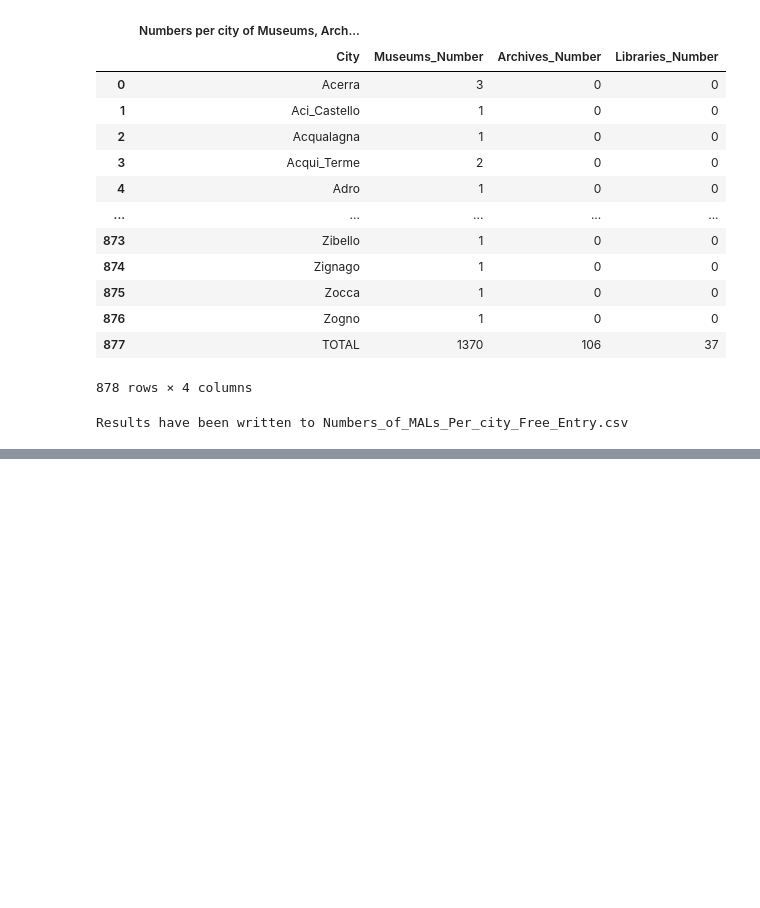
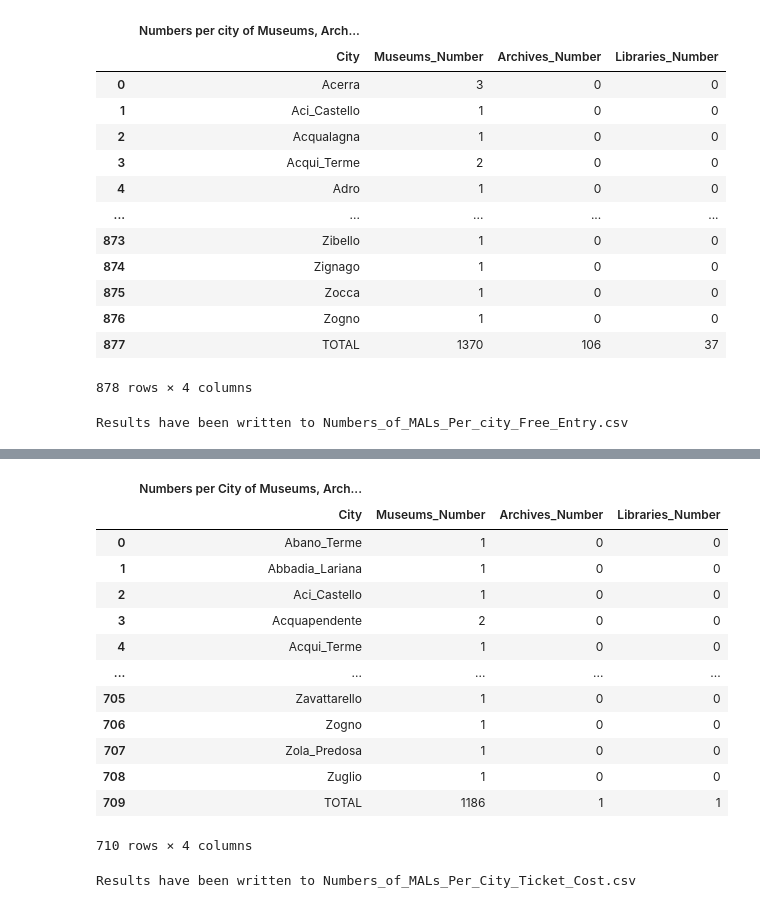
Before and after one commit to alicepicco333/culture4all, a Jupyter notebook: data/luoghi_cultura_exploratory_queries.ipynb, the cells around one changed output, grey strips where cells are left out. Cells and saved outputs as stored; diff of their text form; code cells hidden in the pictures; blank space fills up the shorter version.

```diff
--- a/data/luoghi_cultura_exploratory_queries.ipynb
+++ b/data/luoghi_cultura_exploratory_queries.ipynb
@@ -1572,0 +1590,75 @@ display(df_all_numbers_region_ticket_cost)
+# %%
+"""In this step we want to create a dataframe with all museums, archives and libraries ticket cost numbers distribution for each city"""
+
+#Modification of each archives, museums and libraries dataframe with a ticket cost and their city counts. This approach will be useful for the merge of all the single dataframes into one.
+
+df_museum_ticket_cost_city_counts_modified=pd.DataFrame()
+df_museum_ticket_cost_city_counts_modified['City'] = df_museum_ticket_cost_city_counts['Museum_City'].str.split('/').str[-1]
+df_museum_ticket_cost_city_counts_modified['Museums_Number']= df_museum_ticket_cost_city_counts['Count']
+
+
+df_museum_ticket_cost_city_counts_modified = df_museum_ticket_cost_city_counts_modified.groupby('City', as_index=False)['Museums_Number'].sum()
+total_index = df_museum_ticket_cost_city_counts_modified[df_museum_ticket_cost_city_counts_modified['City'] == 'TOTAL'].index[0]
+total_row = df_museum_ticket_cost_city_counts_modified.loc[total_index]
+df_museum_ticket_cost_city_counts_modified.drop(index=total_index, inplace=True)
+df_museum_ticket_cost_city_counts_modified=pd.concat ([df_museum_ticket_cost_city_counts_modified, total_row.to_frame().T], ignore_index=True)
+
+
+df_archive_ticket_cost_city_counts_modified=pd.DataFrame()
+df_archive_ticket_cost_city_counts_modified['City'] = df_archive_ticket_cost_city_counts['Archive_City'].str.split('/').str[-1]
+df_archive_ticket_cost_city_counts_modified['Archives_Number']= df_archive_ticket_cost_city_counts['Count']
+
+
+df_libraries_ticket_cost_city_counts_modified=pd.DataFrame()
+df_libraries_ticket_cost_city_counts_modified['City'] = df_library_ticket_cost_city_count['Library_City'].str.split('/').str[-1]
+df_libraries_ticket_cost_city_counts_modified['Libraries_Number']= df_library_ticket_cost_city_count['Count']
+
+
+# display (df_museum_ticket_cost_city_counts_modified)
+# display (df_archive_ticket_cost_city_counts_modified)
+# display (df_libraries_ticket_cost_city_counts_modified)
+
+
+# Merging of all libraries, archives and museums dataframes with a ticket cost for city count into one dataframe
+df_all_numbers_city_ticket_cost = df_museum_ticket_cost_city_counts_modified.merge(df_archive_ticket_cost_city_counts_modified, on='City', how='outer').merge(df_libraries_ticket_cost_city_counts_modified, on='City', how='outer')
+
+
+# #Changing Nan values into '0' and having all integers number in Archives_Number Column
+df_all_numbers_city_ticket_cost['Archives_Number'] = df_all_numbers_city_ticket_cost['Archives_Number'].fillna(0).astype(int)
+
+#Changing Nan values into '0'  and having all integers number in Libraries_Number Column
+df_all_numbers_city_ticket_cost['Libraries_Number'] = df_all_numbers_city_ticket_cost['Libraries_Number'].fillna(0).astype(int)
+total_index = df_all_numbers_city_ticket_cost[df_all_numbers_city_ticket_cost['City'] == 'TOTAL'].index[0]
+total_row = df_all_numbers_city_ticket_cost.loc[total_index]
+df_all_numbers_city_ticket_cost.drop(index=total_index, inplace=True)
+df_all_numbers_city_ticket_cost = df_all_numbers_city_ticket_cost.sort_values(by='City')
+df_all_numbers_city_ticket_cost= pd.concat ([df_all_numbers_city_ticket_cost, total_row.to_frame().T], ignore_index=True)
+
+
+
+
+# #Creation of an header for the final dataframe
+new_header = ['Numbers per City of Museums, Archives, Libraries with a ticket entry cost'] + [''] * (len(df_all_numbers_city_ticket_cost.columns) - 1)
+df_all_numbers_city_ticket_cost.columns = pd.MultiIndex.from_tuples(zip(new_header, df_all_numbers_city_ticket_cost.columns))
+display(df_all_numbers_city_ticket_cost)
+
+# # CSV of above Dataframe
+csv_all_numbers_city_ticket_cost = "Numbers_of_MALs_Per_City_Ticket_Cost.csv"
+df_all_numbers_city_ticket_cost.to_csv(csv_all_numbers_city_ticket_cost, index=False, encoding='utf-8')
+print(f"Results have been written to {csv_all_numbers_city_ticket_cost}")
+# %% [output]
+|  | Numbers per City of Museums, Arch... |  |  |  |
+|  | City | Museums_Number | Archives_Number | Libraries_Number |
+| 0 | Abano_Terme | 1 | 0 | 0 |
+| 1 | Abbadia_Lariana | 1 | 0 | 0 |
+| 2 | Aci_Castello | 1 | 0 | 0 |
+| 3 | Acquapendente | 2 | 0 | 0 |
+| 4 | Acqui_Terme | 1 | 0 | 0 |
+| ... | ... | ... | ... | ... |
+| 705 | Zavattarello | 1 | 0 | 0 |
+| 706 | Zogno | 1 | 0 | 0 |
+| 707 | Zola_Predosa | 1 | 0 | 0 |
+| 708 | Zuglio | 1 | 0 | 0 |
+| 709 | TOTAL | 1186 | 1 | 1 |
+710 rows × 4 columns
+Results have been written to Numbers_of_MALs_Per_City_Ticket_Cost.csv
```
Also changed, not shown: parts of 4 cells of this notebook, 12 other files.
